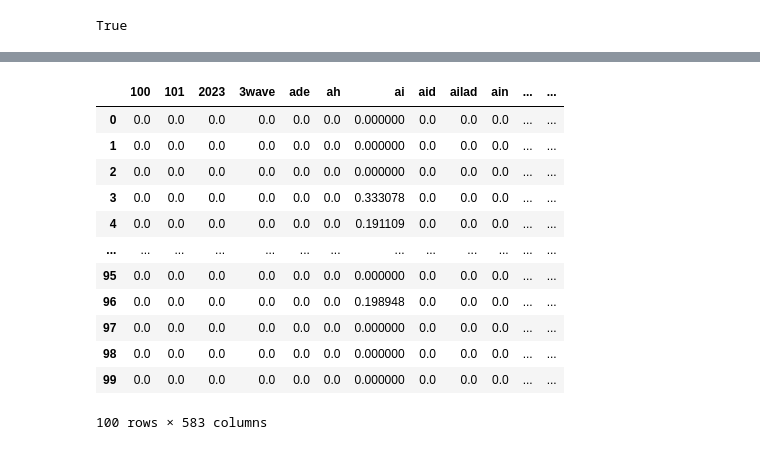
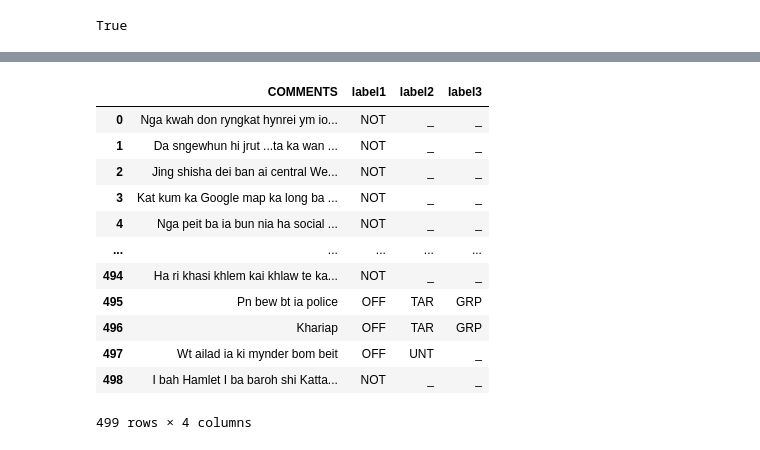
Before and after one commit to FIRSTYJYRWA/Introduction_to_NLP, a Jupyter notebook: TF-IDF.ipynb, the cells around one changed output, grey strips where cells are left out. Cells and saved outputs as stored; diff of their text form; code cells hidden in the pictures.

```diff
--- a/TF-IDF.ipynb
+++ b/TF-IDF.ipynb
@@ -222,25 +249,18 @@ def clean_text(txt):
 # %%
-from sklearn.feature_extraction.text import TfidfVectorizer
-tfidf2_vect=TfidfVectorizer()
-
-data_sample=data[0:100]
-
-X=tfidf2_vect.fit_transform(data_sample['COMMENTS'])
-
-df= pd.DataFrame(X.toarray(),columns=tfidf2_vect.get_feature_names())
-df.head(100)
+df= pd.read_csv('DATASET998.csv')
+df
 # %% [output]
-|  | 100 | 101 | 2023 | 3wave | ade | ah | ai | aid | ailad | ain | ... | ... |
-| 0 | 0.0 | 0.0 | 0.0 | 0.0 | 0.0 | 0.0 | 0.000000 | 0.0 | 0.0 | 0.0 | ... | ... |
-| 1 | 0.0 | 0.0 | 0.0 | 0.0 | 0.0 | 0.0 | 0.000000 | 0.0 | 0.0 | 0.0 | ... | ... |
-| 2 | 0.0 | 0.0 | 0.0 | 0.0 | 0.0 | 0.0 | 0.000000 | 0.0 | 0.0 | 0.0 | ... | ... |
-| 3 | 0.0 | 0.0 | 0.0 | 0.0 | 0.0 | 0.0 | 0.333078 | 0.0 | 0.0 | 0.0 | ... | ... |
-| 4 | 0.0 | 0.0 | 0.0 | 0.0 | 0.0 | 0.0 | 0.191109 | 0.0 | 0.0 | 0.0 | ... | ... |
-| ... | ... | ... | ... | ... | ... | ... | ... | ... | ... | ... | ... | ... |
-| 95 | 0.0 | 0.0 | 0.0 | 0.0 | 0.0 | 0.0 | 0.000000 | 0.0 | 0.0 | 0.0 | ... | ... |
-| 96 | 0.0 | 0.0 | 0.0 | 0.0 | 0.0 | 0.0 | 0.198948 | 0.0 | 0.0 | 0.0 | ... | ... |
-| 97 | 0.0 | 0.0 | 0.0 | 0.0 | 0.0 | 0.0 | 0.000000 | 0.0 | 0.0 | 0.0 | ... | ... |
-| 98 | 0.0 | 0.0 | 0.0 | 0.0 | 0.0 | 0.0 | 0.000000 | 0.0 | 0.0 | 0.0 | ... | ... |
-| 99 | 0.0 | 0.0 | 0.0 | 0.0 | 0.0 | 0.0 | 0.000000 | 0.0 | 0.0 | 0.0 | ... | ... |
+|  | COMMENTS | label1 | label2 | label3 |
+| 0 | Nga kwah don ryngkat hynrei ym io... | NOT | _ | _ |
+| 1 | Da sngewhun hi jrut ...ta ka wan ... | NOT | _ | _ |
+| 2 | Jing shisha dei ban ai central We... | NOT | _ | _ |
+| 3 | Kat kum ka Google map ka long ba ... | NOT | _ | _ |
+| 4 | Nga peit ba ia bun nia ha social ... | NOT | _ | _ |
+| ... | ... | ... | ... | ... |
+| 494 | Ha ri khasi khlem kai khlaw te ka... | NOT | _ | _ |
+| 495 | Pn bew bt ia police | OFF | TAR | GRP |
+| 496 | Khariap | OFF | TAR | GRP |
+| 497 | Wt ailad ia ki mynder bom beit | OFF | UNT | _ |
+| 498 | I bah Hamlet I ba baroh shi Katta... | NOT | _ | _ |
-100 rows × 583 columns
+499 rows × 4 columns
 # %%
```
Also changed, not shown: parts of 36 cells of this notebook.
